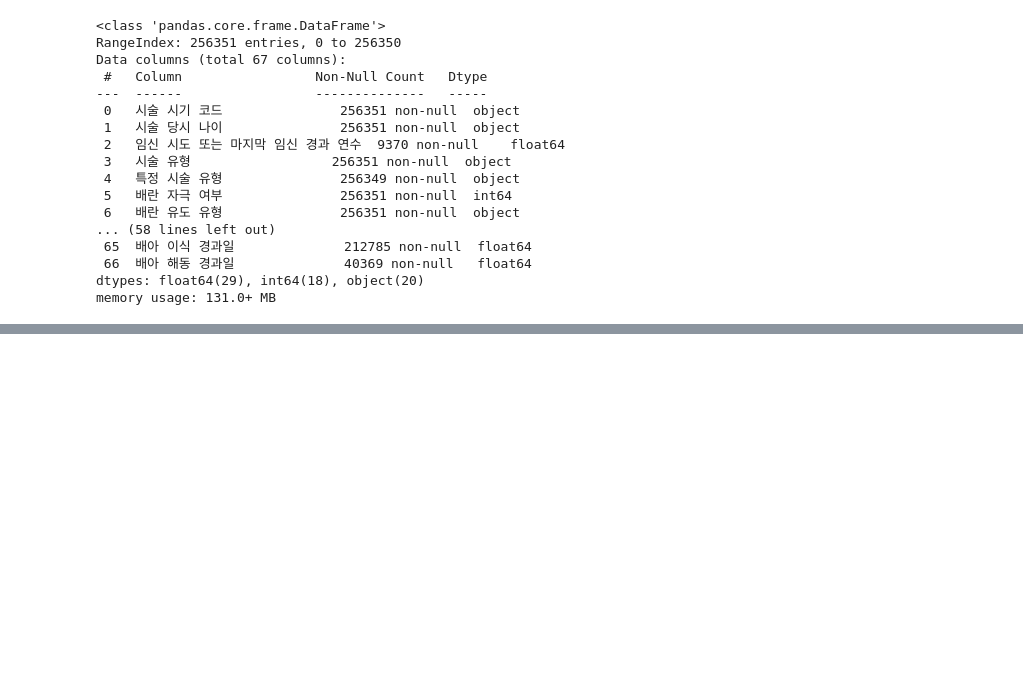
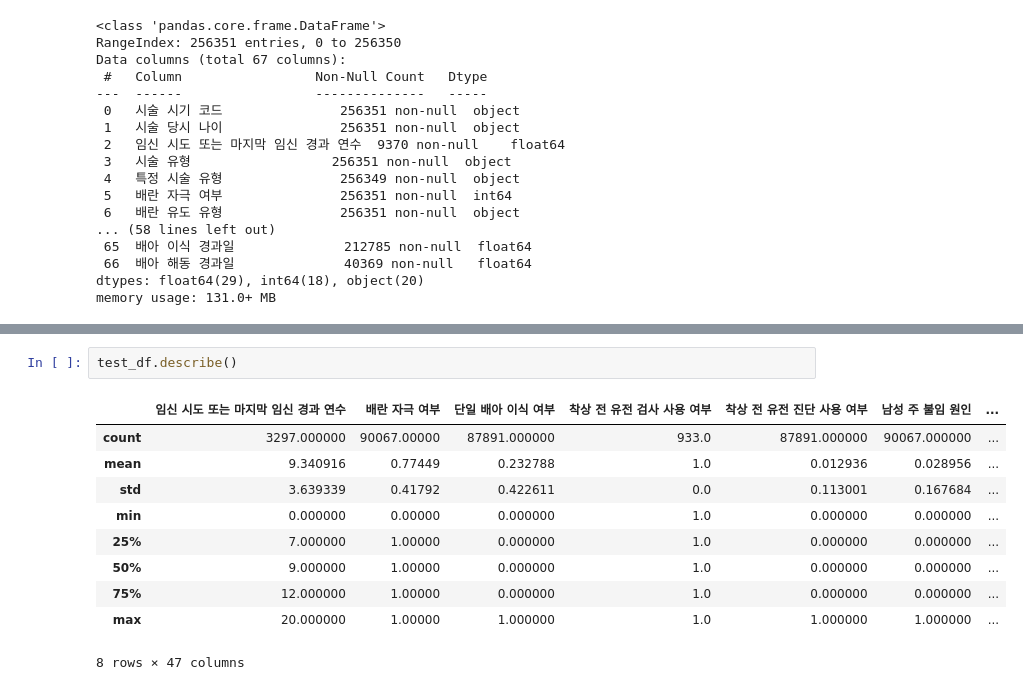
Before and after one commit to helloNarehase/LG_Aimers_2025, a Jupyter notebook: data_preprocess/missing_val.ipynb, the cells around one changed output, grey strips where cells are left out. Saved outputs shown, nothing was run; the diff lists cells and outputs as text; blank space fills up the shorter version.

```diff
--- a/data_preprocess/missing_val.ipynb
+++ b/data_preprocess/missing_val.ipynb
@@ -194,0 +71,13 @@ test_cleaned['배아 이식 경과일'].hist(figsize=(10, 5), bins=20)
+# %%
+test_df.describe()
+# %% [output]
+|  | 임신 시도 또는 마지막 임신 경과 연수 | 배란 자극 여부 | 단일 배아 이식 여부 | 착상 전 유전 검사 사용 여부 | 착상 전 유전 진단 사용 여부 | 남성 주 불임 원인 | ... |
+| count | 3297.000000 | 90067.00000 | 87891.000000 | 933.0 | 87891.000000 | 90067.000000 | ... |
+| mean | 9.340916 | 0.77449 | 0.232788 | 1.0 | 0.012936 | 0.028956 | ... |
+| std | 3.639339 | 0.41792 | 0.422611 | 0.0 | 0.113001 | 0.167684 | ... |
+| min | 0.000000 | 0.00000 | 0.000000 | 1.0 | 0.000000 | 0.000000 | ... |
+| 25% | 7.000000 | 1.00000 | 0.000000 | 1.0 | 0.000000 | 0.000000 | ... |
+| 50% | 9.000000 | 1.00000 | 0.000000 | 1.0 | 0.000000 | 0.000000 | ... |
+| 75% | 12.000000 | 1.00000 | 0.000000 | 1.0 | 0.000000 | 0.000000 | ... |
+| max | 20.000000 | 1.00000 | 1.000000 | 1.0 | 1.000000 | 1.000000 | ... |
+8 rows × 47 columns
```
Also changed, not shown: parts of 43 cells of this notebook, 2 other files.
